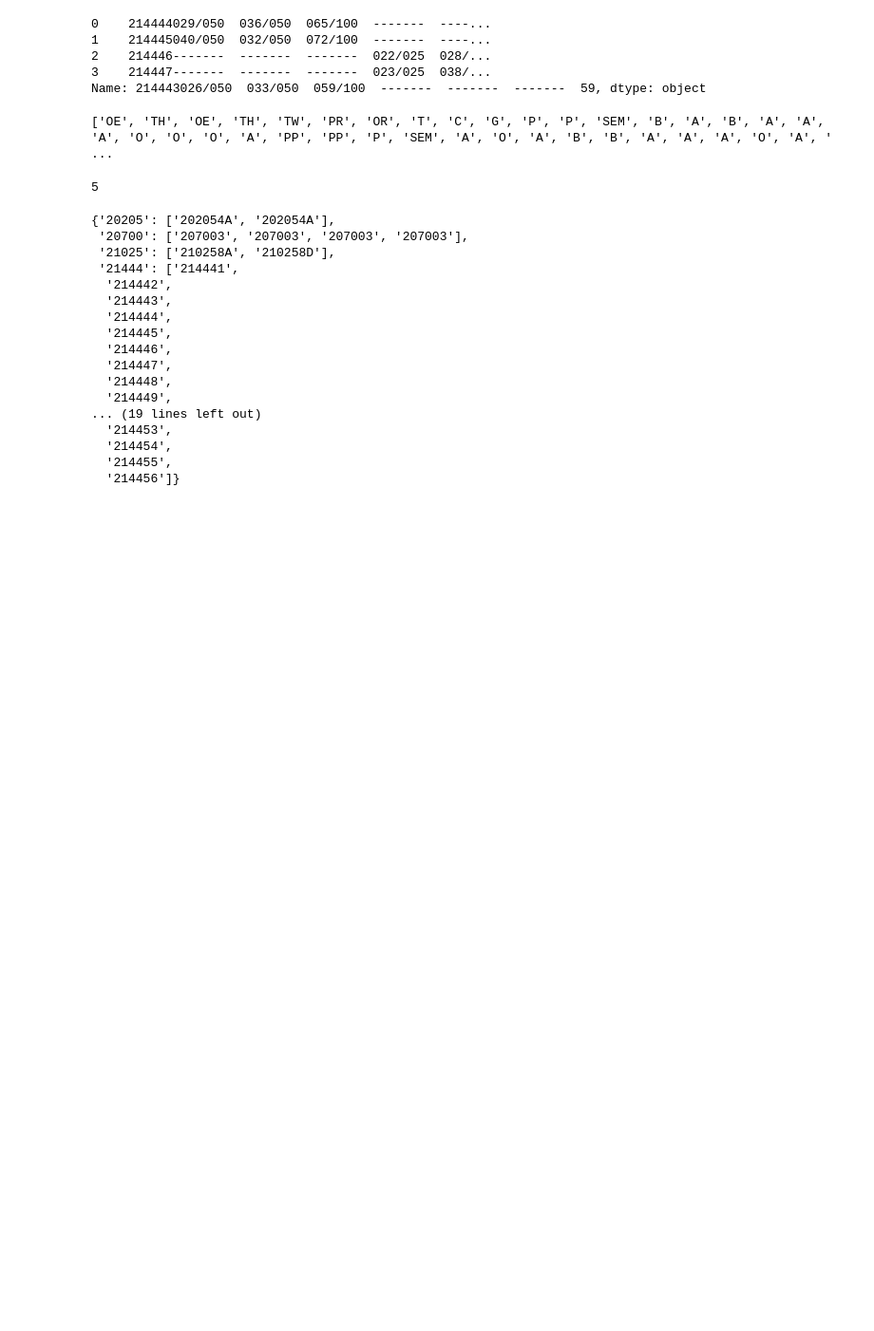
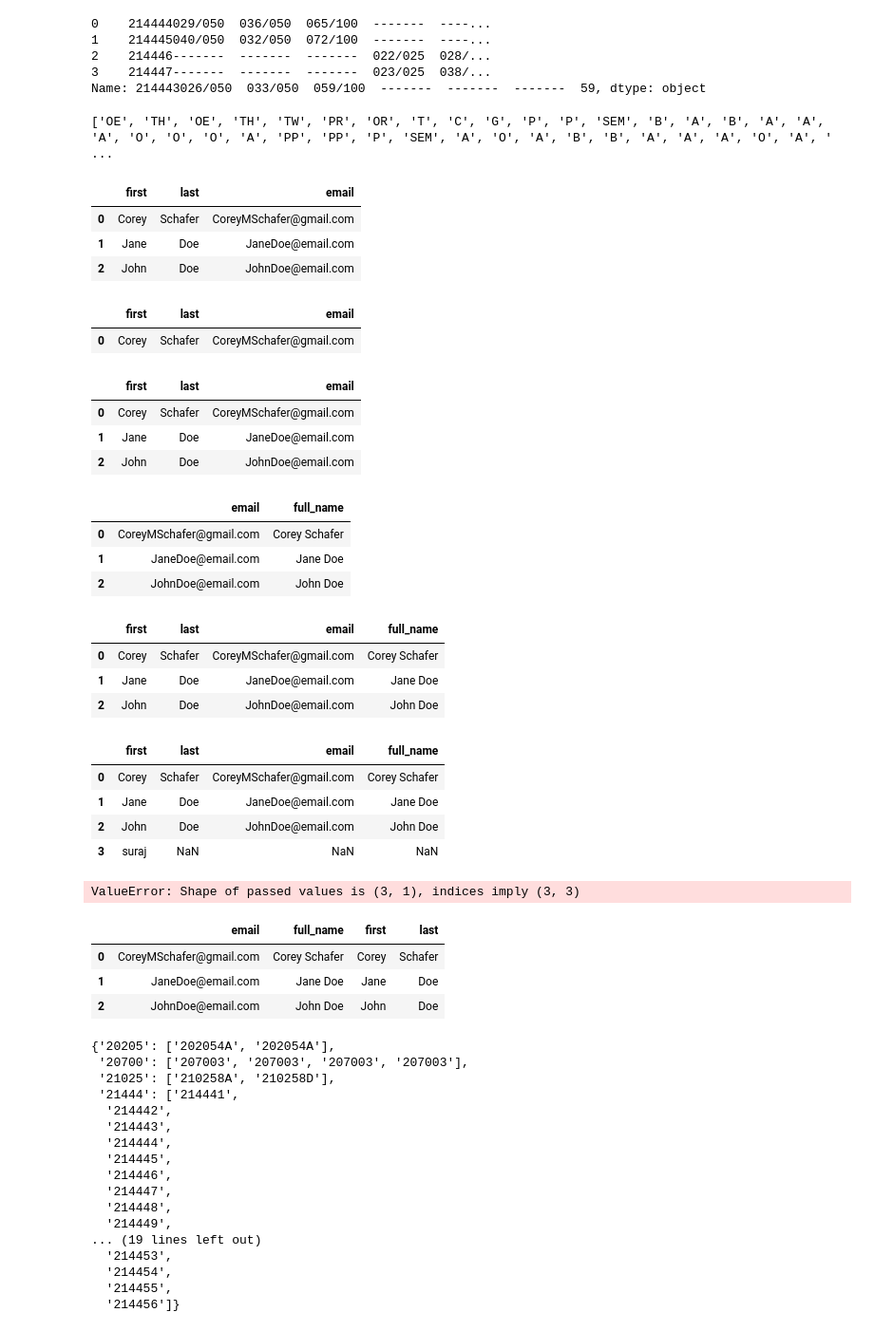
Before and after one commit to Suraj1089/SPPU-Result-Convertor, a Jupyter notebook: tabl.ipynb, the cells around one changed output. Shown: that part at 95% size. Cells and saved outputs as stored; diff of their text form; code cells hidden in the pictures; blank space fills up the shorter version.

```diff
--- a/tabl.ipynb
+++ b/tabl.ipynb
@@ -180,4 +163,0 @@ tabula.convert_into("result.pdf", "all.csv", output_format="csv", pages='all')
-# %%
-len(df.columns)
-# %% [output]
-5
@@ -188,0 +164,11 @@ len(df.columns)
+# %%
+people = {
+    'first': ['Corey', 'Jane', 'John'],
+    'last': ['Schafer', 'Doe', 'Doe'],
+    'email': ['CoreyMSchafer@gmail.com', 'JaneDoe@email.com', 'JohnDoe@email.com']
+}
+persons = {
+    'first': ['suraj', 'Jane', 'df'],
+    'last': ['Schafer', 'dfDoe', 'fefr'],
+    'email': ['surajpisal@gmail.com', 'dfjeo@email.com', 'JohnDoe@graer.com']
+}
@@ -188,0 +177,24 @@ len(df.columns)
+# %%
+df = pd.DataFrame(people)
+df2 = pd.DataFrame(persons)
+# %%
+df.head()
+# %% [output]
+|  | first | last | email |
+| 0 | Corey | Schafer | CoreyMSchafer@gmail.com |
+| 1 | Jane | Doe | JaneDoe@email.com |
+| 2 | John | Doe | JohnDoe@email.com |
+# %%
+df.drop(index=df[df['last'] == 'Doe'].index)
+# %% [output]
+|  | first | last | email |
+| 0 | Corey | Schafer | CoreyMSchafer@gmail.com |
+# %%
+df.head()
+# %% [output]
+|  | first | last | email |
+| 0 | Corey | Schafer | CoreyMSchafer@gmail.com |
+| 1 | Jane | Doe | JaneDoe@email.com |
+| 2 | John | Doe | JohnDoe@email.com |
+# %%
+df['full_name'] = df['first'] + ' ' + df['last']
@@ -188,0 +203,28 @@ len(df.columns)
+# %%
+t.head()
+# %% [output]
+|  | email | full_name |
+| 0 | CoreyMSchafer@gmail.com | Corey Schafer |
+| 1 | JaneDoe@email.com | Jane Doe |
+| 2 | JohnDoe@email.com | John Doe |
+# %%
+df.head()
+# %% [output]
+|  | first | last | email | full_name |
+| 0 | Corey | Schafer | CoreyMSchafer@gmail.com | Corey Schafer |
+| 1 | Jane | Doe | JaneDoe@email.com | Jane Doe |
+| 2 | John | Doe | JohnDoe@email.com | John Doe |
+# %%
+df.append({'first':'suraj'},ignore_index=True)
+# %% [output]
+|  | first | last | email | full_name |
+| 0 | Corey | Schafer | CoreyMSchafer@gmail.com | Corey Schafer |
+| 1 | Jane | Doe | JaneDoe@email.com | Jane Doe |
+| 2 | John | Doe | JohnDoe@email.com | John Doe |
+| 3 | suraj | NaN | NaN | NaN |
+# %%
+data = ['a','b','c']
+cols = ['a1','b1','c1']
+p = pd.DataFrame(data,columns=cols)
+# %% [output]
+ValueError: Shape of passed values is (3, 1), indices imply (3, 3)
@@ -189,3 +233,10 @@ len(df.columns)
+# %%
+t
+# %% [output]
+|  | email | full_name | first | last |
+| 0 | CoreyMSchafer@gmail.com | Corey Schafer | Corey | Schafer |
+| 1 | JaneDoe@email.com | Jane Doe | Jane | Doe |
+| 2 | JohnDoe@email.com | John Doe | John | Doe |
 # %%
 from collections import namedtuple
 import re
```
Also changed, not shown: parts of 7 cells of this notebook, 2 other files.
